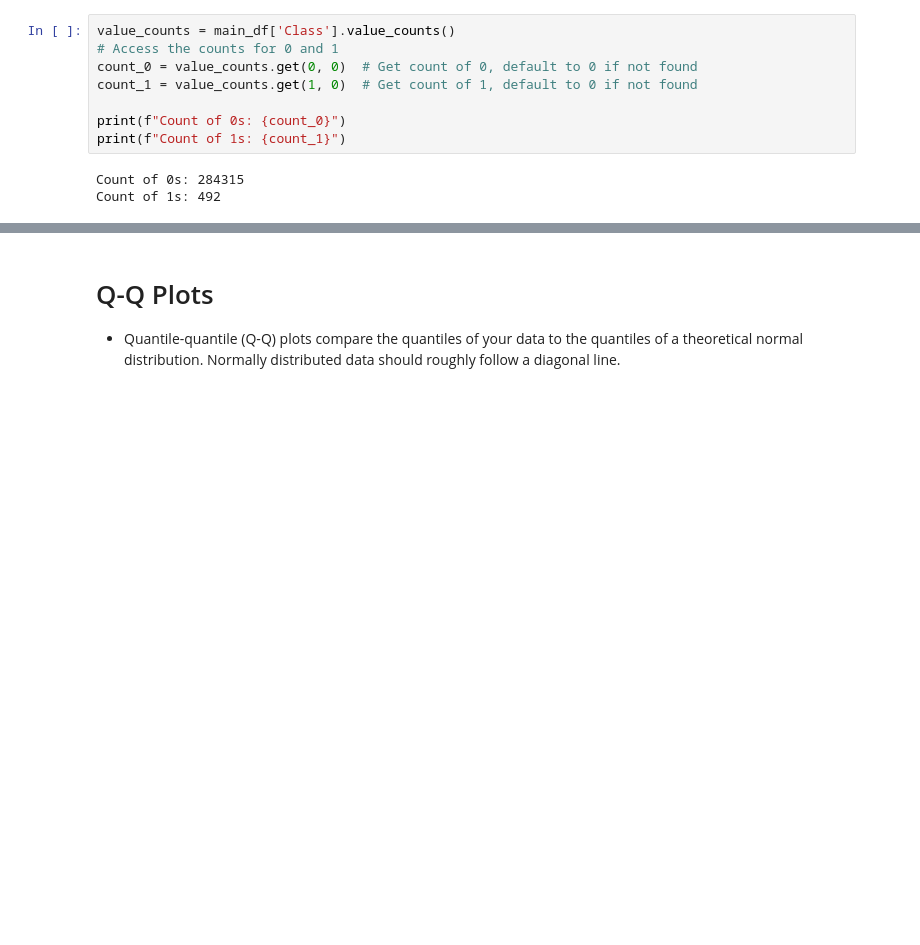
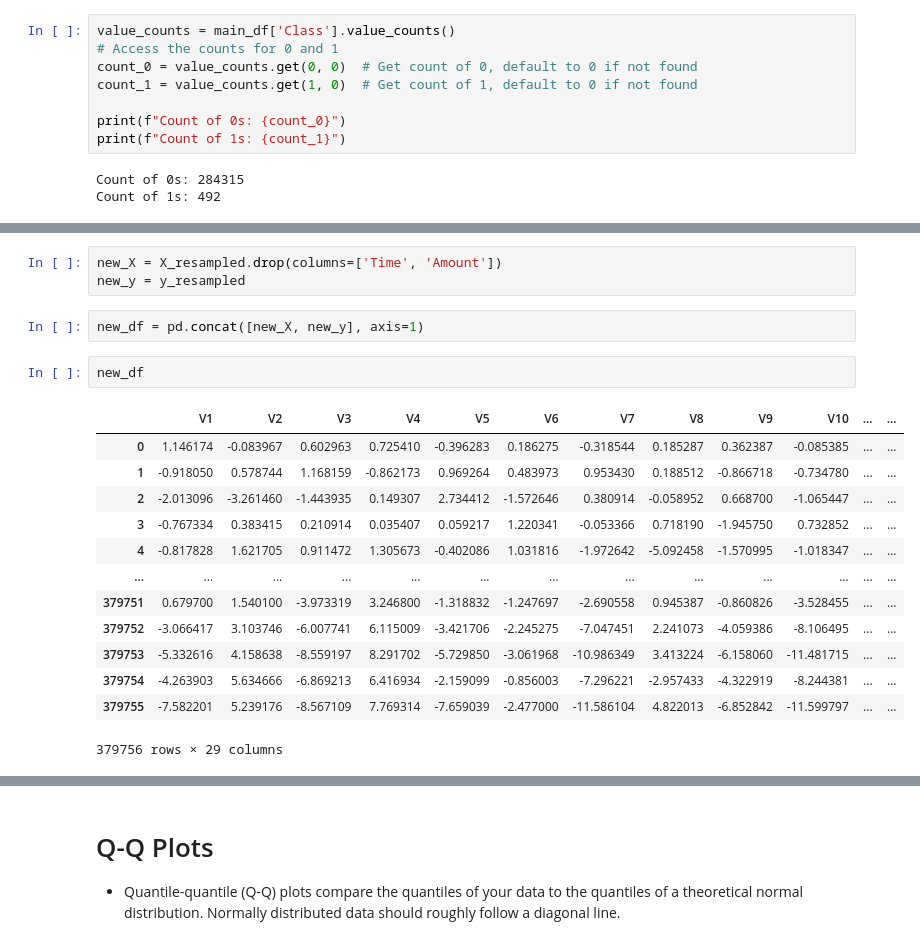
Before and after one commit to AnkitDogra-07/Research-CSE-V, a Jupyter notebook: Work/Notebooks for Data Cleaning/preprocessing.ipynb, the cells around one changed output, grey strips where cells are left out. Drawn from its saved outputs; the diff is of its cells as text; blank space fills up the shorter version.

```diff
--- a/Work/Notebooks for Data Cleaning/preprocessing.ipynb
+++ b/Work/Notebooks for Data Cleaning/preprocessing.ipynb
@@ -48,2 +86,23 @@ Count of 1s: 492
+# %%
+new_X = X_resampled.drop(columns=['Time', 'Amount'])
+new_y = y_resampled
+# %%
+new_df = pd.concat([new_X, new_y], axis=1)
+# %%
+new_df
+# %% [output]
+|  | V1 | V2 | V3 | V4 | V5 | V6 | V7 | V8 | V9 | V10 | ... | ... |
+| 0 | 1.146174 | -0.083967 | 0.602963 | 0.725410 | -0.396283 | 0.186275 | -0.318544 | 0.185287 | 0.362387 | -0.085385 | ... | ... |
+| 1 | -0.918050 | 0.578744 | 1.168159 | -0.862173 | 0.969264 | 0.483973 | 0.953430 | 0.188512 | -0.866718 | -0.734780 | ... | ... |
+| 2 | -2.013096 | -3.261460 | -1.443935 | 0.149307 | 2.734412 | -1.572646 | 0.380914 | -0.058952 | 0.668700 | -1.065447 | ... | ... |
+| 3 | -0.767334 | 0.383415 | 0.210914 | 0.035407 | 0.059217 | 1.220341 | -0.053366 | 0.718190 | -1.945750 | 0.732852 | ... | ... |
+| 4 | -0.817828 | 1.621705 | 0.911472 | 1.305673 | -0.402086 | 1.031816 | -1.972642 | -5.092458 | -1.570995 | -1.018347 | ... | ... |
+| ... | ... | ... | ... | ... | ... | ... | ... | ... | ... | ... | ... | ... |
+| 379751 | 0.679700 | 1.540100 | -3.973319 | 3.246800 | -1.318832 | -1.247697 | -2.690558 | 0.945387 | -0.860826 | -3.528455 | ... | ... |
+| 379752 | -3.066417 | 3.103746 | -6.007741 | 6.115009 | -3.421706 | -2.245275 | -7.047451 | 2.241073 | -4.059386 | -8.106495 | ... | ... |
+| 379753 | -5.332616 | 4.158638 | -8.559197 | 8.291702 | -5.729850 | -3.061968 | -10.986349 | 3.413224 | -6.158060 | -11.481715 | ... | ... |
+| 379754 | -4.263903 | 5.634666 | -6.869213 | 6.416934 | -2.159099 | -0.856003 | -7.296221 | -2.957433 | -4.322919 | -8.244381 | ... | ... |
+| 379755 | -7.582201 | 5.239176 | -8.567109 | 7.769314 | -7.659039 | -2.477000 | -11.586104 | 4.822013 | -6.852842 | -11.599797 | ... | ... |
+379756 rows × 29 columns
 # %%
 # Concise summary of data, including information about missing values and data types
```
Also changed, not shown: parts of 16 cells of this notebook.
